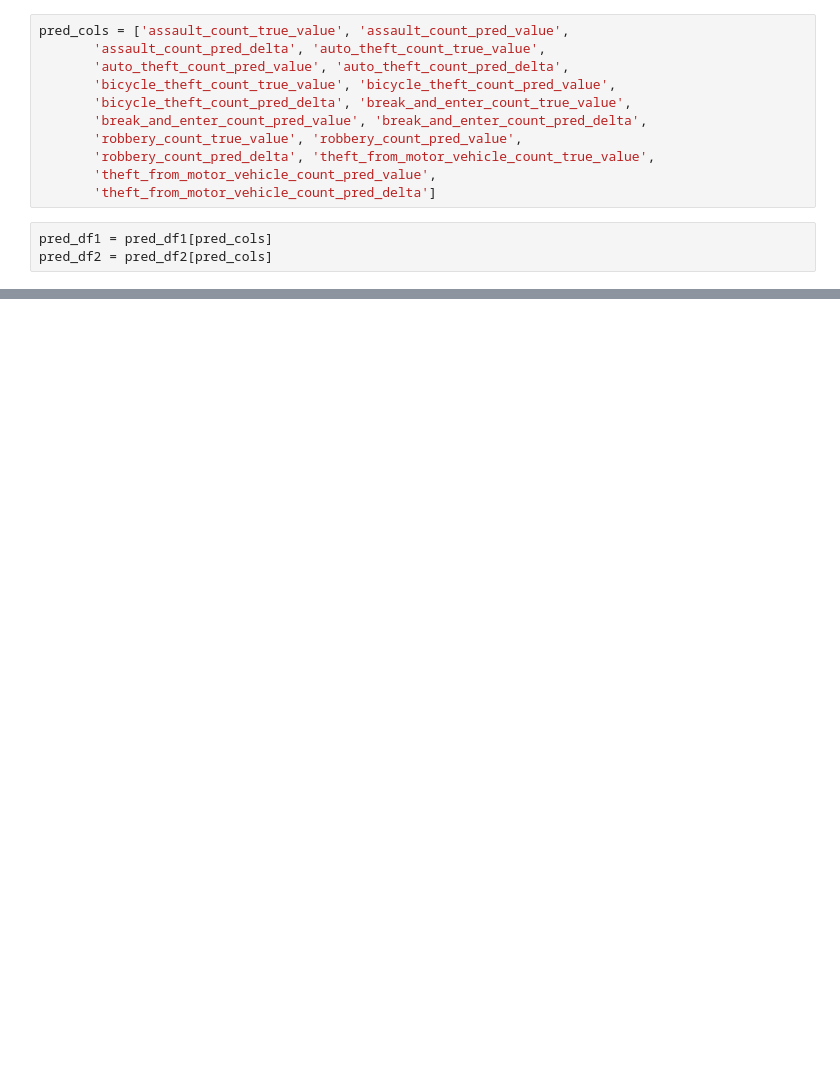
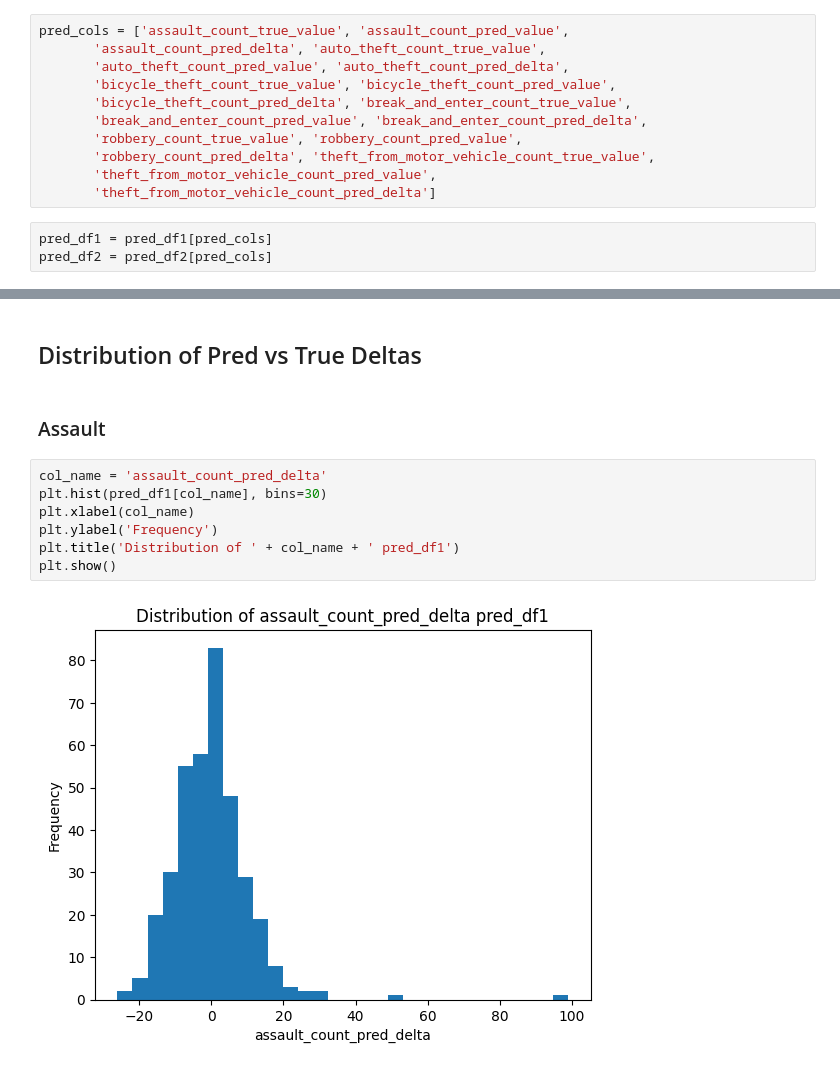
Before and after one commit to MickMarch/Canadian_Homelessness_Analysis, a Jupyter notebook: Project_Notebooks/Data_Exploration/model_prediction_comparison.ipynb, the cells around one changed output, grey strips where cells are left out. Cells and saved outputs as stored; diff of their text form; blank space fills up the shorter version.

```diff
--- a/Project_Notebooks/Data_Exploration/model_prediction_comparison.ipynb
+++ b/Project_Notebooks/Data_Exploration/model_prediction_comparison.ipynb
@@ -51,0 +52,13 @@ pred_df2.describe()
+# %% [markdown]
+## Distribution of Pred vs True Deltas
+# %% [markdown]
+### Assault
+# %%
+col_name = 'assault_count_pred_delta'
+plt.hist(pred_df1[col_name], bins=30)
+plt.xlabel(col_name)
+plt.ylabel('Frequency')
+plt.title('Distribution of ' + col_name + ' pred_df1')
+plt.show()
+# %% [output]
+[figure, added]
```
Also changed, not shown: parts of 20 cells of this notebook, 21 other files.
